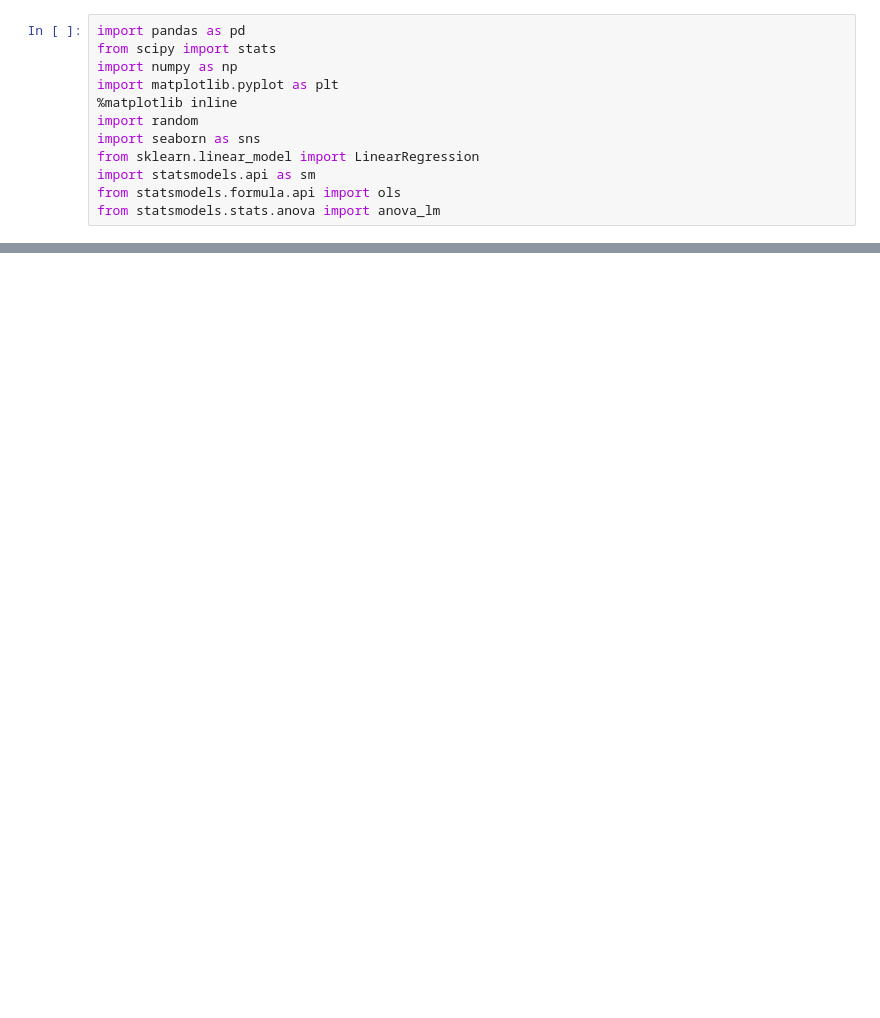
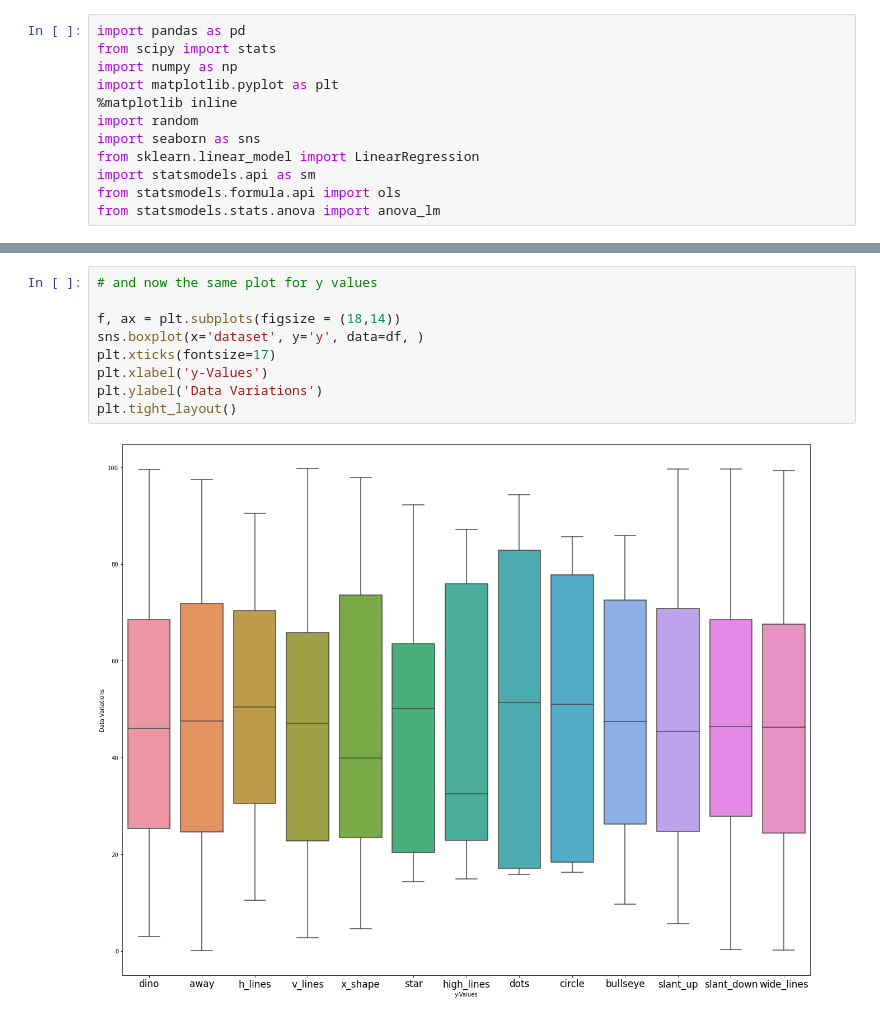
Before and after one commit to skacem/Maths-and-Stats-of-ML, a Jupyter notebook: 301-going_beyond_summary_stats.ipynb, the cells around one changed output, grey strips where cells are left out. Saved outputs shown, nothing was run; the diff lists cells and outputs as text; blank space fills up the shorter version.

```diff
--- a/301-going_beyond_summary_stats.ipynb
+++ b/301-going_beyond_summary_stats.ipynb
@@ -34,0 +123,11 @@ pd.set_option("display.max_rows", 25)
+# %%
+# and now the same plot for y values
+
+f, ax = plt.subplots(figsize = (18,14))
+sns.boxplot(x='dataset', y='y', data=df, )
+plt.xticks(fontsize=17)
+plt.xlabel('y-Values')
+plt.ylabel('Data Variations')
+plt.tight_layout()
+# %% [output]
+[figure, added]
```
Also changed, not shown: parts of 18 cells of this notebook, 1 other file.
